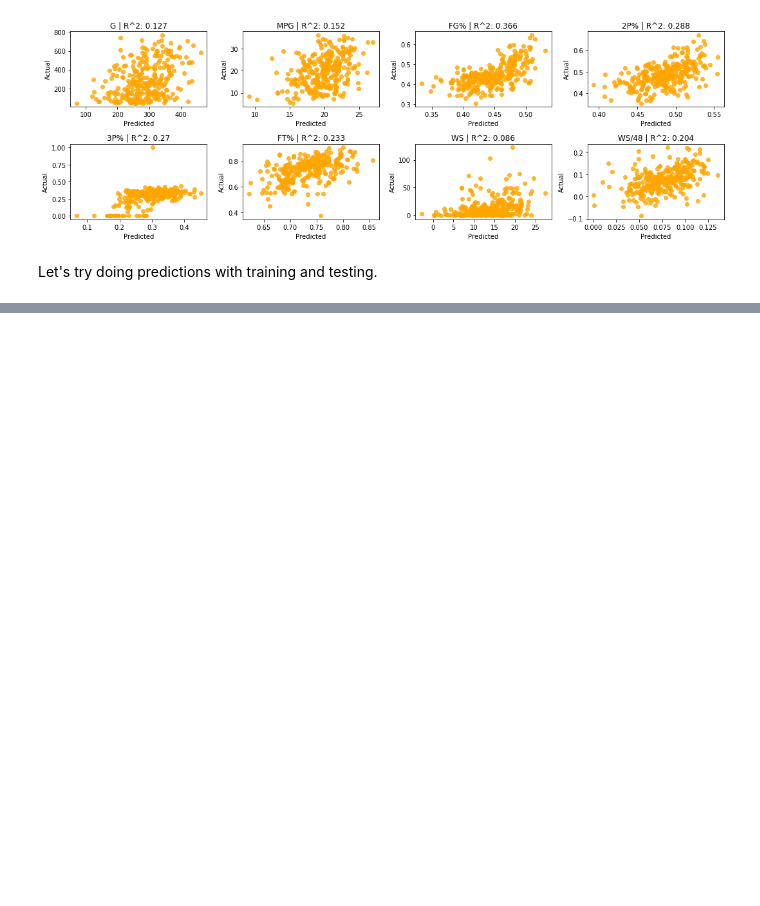
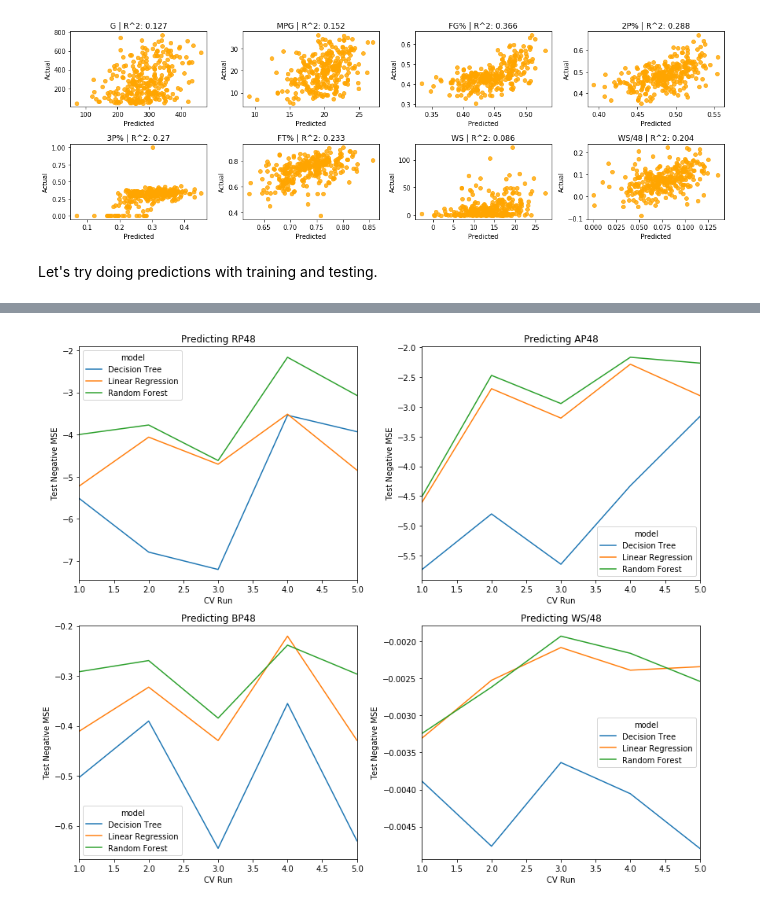
Before and after one commit to jrtran/stats131group7, a Jupyter notebook: models.ipynb, the cells around one changed output, grey strips where cells are left out. Saved outputs shown, nothing was run; the diff lists cells and outputs as text; code cells hidden in the pictures; blank space fills up the shorter version.

```diff
--- a/models.ipynb
+++ b/models.ipynb
@@ -227,0 +285,14 @@ plt.plot(np.linspace(xmin, xmax), np.linspace(xmin, xmax))
+# %%
+fig = plt.figure(figsize = (12, 10))
+for i, colname in enumerate(['RP48', 'AP48', 'BP48', 'WS/48']):
+    ax = fig.add_subplot(2, 2, i + 1)
+    ax.set_ylabel('Test Negative MSE')
+    df = mult_scorer(colname, scoring = scoring).pivot(columns = 'model', values = 'test_neg_mean_squared_error')
+    df.index = np.arange(1, len(df) + 1)
+    df.index.name = 'CV Run'
+    df.plot(title = 'Predicting {}'.format(colname), ax = ax)
+    #plt.subplots_adjust(hspace = 0.5)
+plt.tight_layout()
+plt.show()
+# %% [output]
+[figure, added]
```
Also changed, not shown: parts of 12 cells of this notebook.
